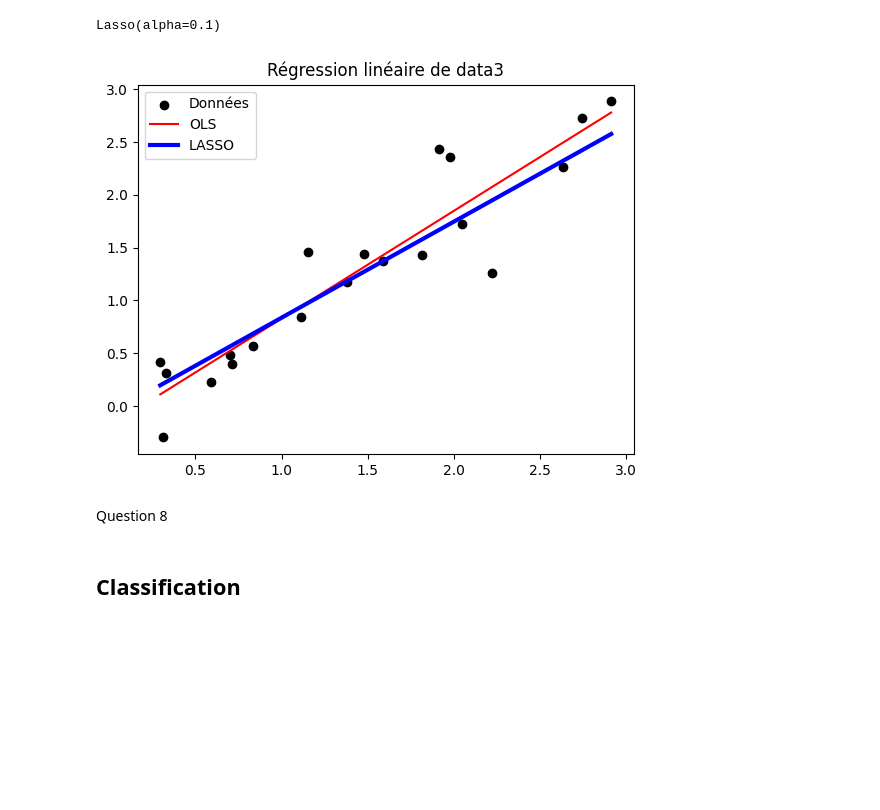
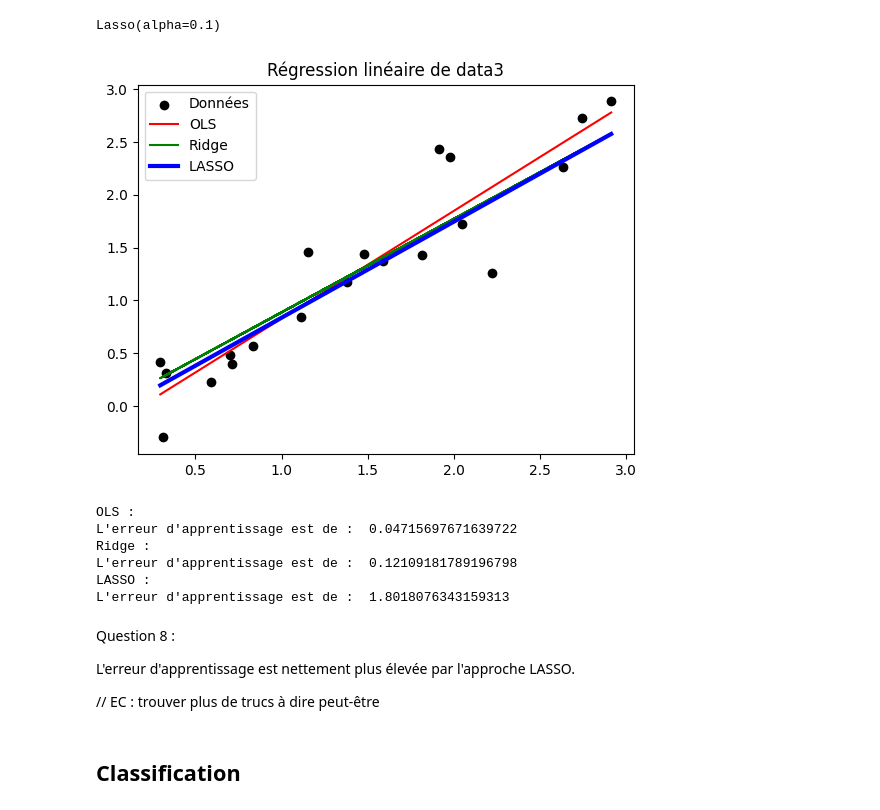
Before and after one commit to elisa943/tp-regression, a Jupyter notebook: tp.ipynb, the cells around one changed output. Saved outputs shown, nothing was run; the diff lists cells and outputs as text; code cells hidden in the pictures; blank space fills up the shorter version.

```diff
--- a/tp.ipynb
+++ b/tp.ipynb
@@ -186,7 +194,7 @@ def RIDGE(X, y, lamb):
 # %%
 x = np.array(data3[0, :])
 y = np.array(data3[1, :])
-lamb = 2.0
+lamb = 2
 
 intercept, coef = RIDGE(x, y, lamb)
 x_test, y_test, y_pred, a = OLS(x, y, 1)
@@ -237,14 +266,35 @@ Lasso(alpha=0.1)
 # %%
 plt.scatter(x, y, color="black")
 plt.plot(x_sorted, fx, 'r-')
+plt.plot(x, intercept + coef[1] * x, color='green')
 plt.plot(x_sorted, clf.intercept_ + x_sorted * clf.coef_[1], color="blue", linewidth=3)
-plt.legend(["Données", "OLS","LASSO"])
+plt.legend(["Données", "OLS", "Ridge", "LASSO"])
 plt.title("Régression linéaire de data3")
 plt.show()
 # %% [output]
-[figure, old version]
+[figure, new version]
-# %% [markdown]
-Question 8
+# %%
+print("OLS : ")
+erreur_apprentissage(y_test, y_pred, len_data3)
+
+print("Ridge : ")
+erreur_apprentissage(y, intercept + coef[1] * x, len_data3)
+
+print("LASSO : ")
+erreur_apprentissage(y, clf.intercept_ + x_sorted * clf.coef_[1], len_data3)
+# %% [output]
+OLS :
+L'erreur d'apprentissage est de :  0.04715697671639722
+Ridge :
+L'erreur d'apprentissage est de :  0.12109181789196798
+LASSO :
+L'erreur d'apprentissage est de :  1.8018076343159313
+# %% [markdown]
+Question 8 :
+
+L'erreur d'apprentissage est nettement plus élevée par l'approche LASSO.
+
+// EC : trouver plus de trucs à dire peut-être
 # %% [markdown]
 ## Classification
 # %%
```
Also changed, not shown: parts of 20 cells of this notebook.
